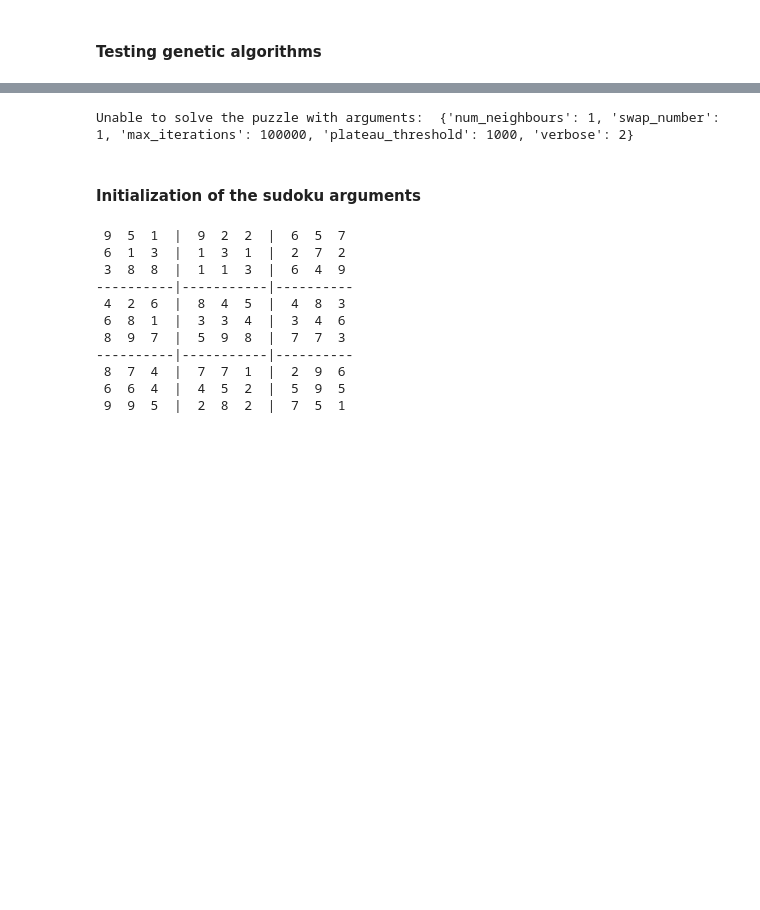
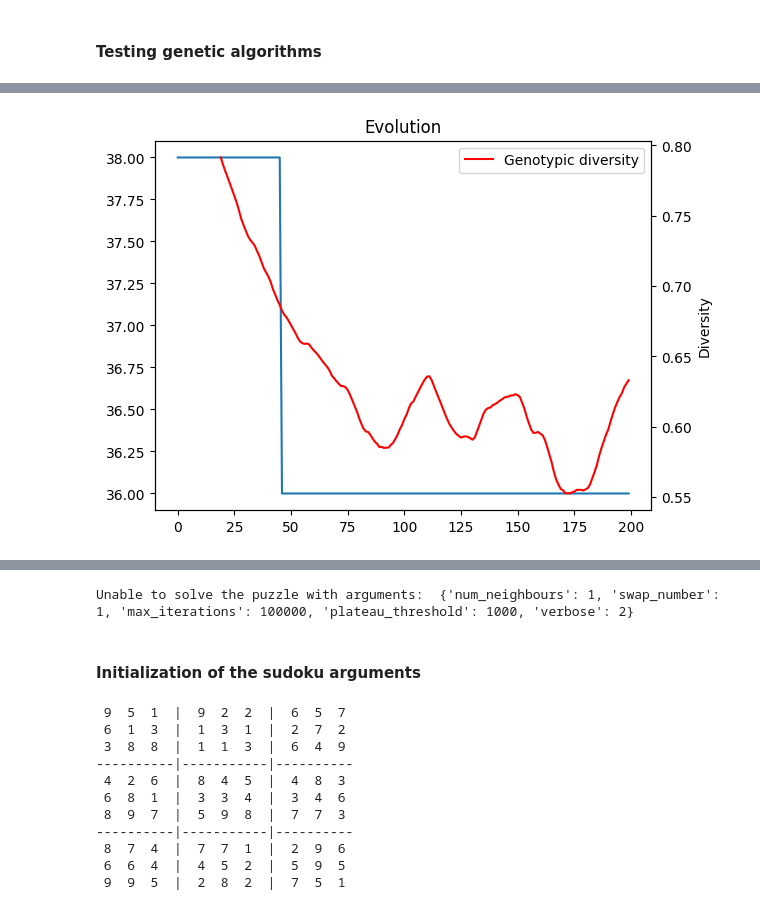
Before and after one commit to amarmate/CIFO24, a Jupyter notebook: test_funcs_mateus.ipynb, the cells around one changed output, grey strips where cells are left out. Drawn from its saved outputs; the diff is of its cells as text; code cells hidden in the pictures; blank space fills up the shorter version.

```diff
--- a/test_funcs_mateus.ipynb
+++ b/test_funcs_mateus.ipynb
@@ -11,13 +11,13 @@ import time
 import tqdm
 # %%
 test_board = np.array([[5, 4, 3, 6, 7, 9, 1, 2, 8],
-       [0, 7, 0, 3, 2, 5, 6, 0, 4],
-       [0, 2, 6, 1, 4, 8, 5, 3, 7],
+       [0, 7, 0, 3, 2, 5, 0, 0, 4],
+       [0, 2, 0, 1, 4, 8, 5, 3, 7],
        [1, 9, 0, 2, 8, 0, 0, 4, 6],
        [4, 0, 2, 9, 1, 7, 8, 5, 3],
-       [7, 0, 0, 4, 5, 6, 9, 1, 2],
+       [7, 0, 0, 4, 0, 6, 9, 0, 2],
        [3, 1, 9, 7, 6, 2, 0, 8, 0],
-       [0, 8, 0, 0, 3, 1, 2, 0, 9],
+       [0, 0, 0, 0, 3, 1, 2, 0, 9],
        [0, 0, 7, 0, 9, 0, 0, 6, 0]])
 # %% [markdown]
 #### Testing genetic algorithms
@@ -48,0 +68,4 @@ array([0.6462585 , 0.57823129, 0.46258503, 0.44217687, 0.29931973,
+# %%
+population.plot_history(ma_smooth_ratio=0.1, genodiv=True)
+# %% [output]
+[figure, added]
```
Also changed, not shown: parts of 9 cells of this notebook, 1 other file.
